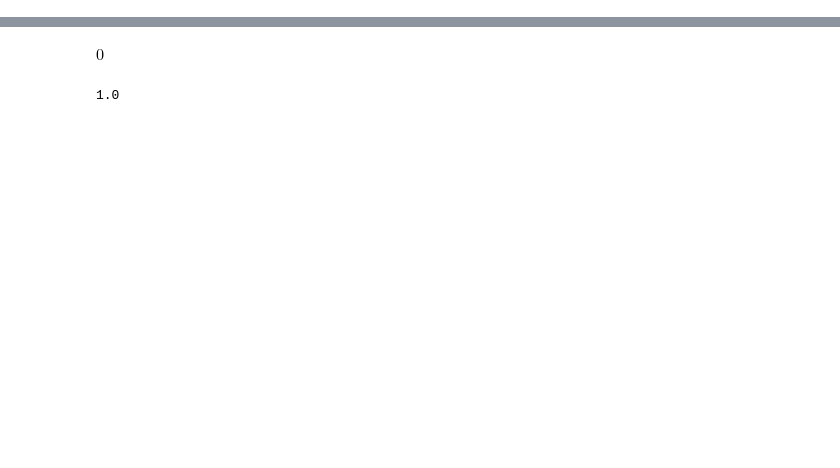
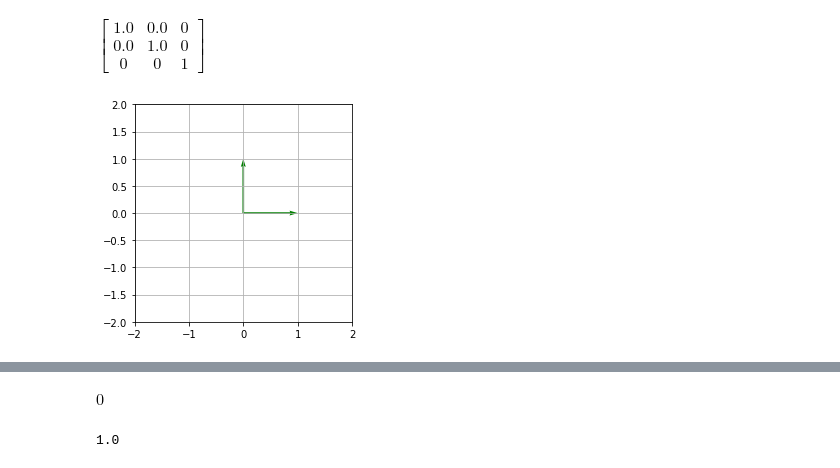
Before and after one commit to curt114/robotics, a Jupyter notebook: masterclass/geometry2d/004 Describing rotation in 2D.ipynb, the cells around one changed output, grey strips where cells are left out. Saved outputs shown, nothing was run; the diff lists cells and outputs as text; code cells hidden in the pictures; blank space fills up the shorter version.

Commit message:
Updating rotation program

```diff
--- a/masterclass/geometry2d/004 Describing rotation in 2D.ipynb
+++ b/masterclass/geometry2d/004 Describing rotation in 2D.ipynb
@@ -11 +17,58 @@
+# %%
+# Create the World Coordinate Frame.  Origin is (0,0) and the orientation is 0.
+
+# Initialize variables
+origin_x = 0
+origin_y = 0
+world_frame_rotation = 0
+
+# Create a World Coordinate Frame W
+W = CoordSys3D(name='W')
+
+# Rotation Matrix
+world_coordinate_frame = sp.Matrix([
+    [round(np.cos(np.deg2rad(world_frame_rotation)), 3), round(-np.sin(np.deg2rad(world_frame_rotation)), 3), origin_x],
+    [round(np.sin(np.deg2rad(world_frame_rotation)), 3), round(np.cos(np.deg2rad(world_frame_rotation)), 3), origin_y],
+    [0, 0, 1]
+])
+
+world_coordinate_frame
+# %% [output]
+$\displaystyle \left[\begin{matrix}1.0 & 0.0 & 0\\0.0 & 1.0 & 0\\0 & 0 & 1\end{matrix}\right]$
+# %%
+# Plot the unit vectors of the coordinate World Coordinate Frame
+
+# Initialize the figure and axes
+fig, ax = plt.subplots()
+
+# Adds grid lines to the graph.
+plt.grid()
+
+# Same scaling from data to plot units for x and y
+ax.set_aspect('equal')
+
+# X and Y axis limits
+plt.xlim(-2,2)
+plt.ylim(-2,2)
+
+world_coordinate_frame_x_translation = float(world_coordinate_frame[0,2])
+world_coordinate_frame_y_translation = float(world_coordinate_frame[1,2])
+world_coordinate_frame_x_axis_i_hat = float(world_coordinate_frame[0,0])
+world_coordinate_frame_x_axis_j_hat = float(world_coordinate_frame[1,0])
+world_coordinate_frame_y_axis_i_hat = float(world_coordinate_frame[0,1])
+world_coordinate_frame_y_axis_j_hat = float(world_coordinate_frame[1,1])
+
+# Plot World Coordinate Frame x-axis.
+world_frame_x_axis = ax.quiver(
+    world_coordinate_frame_x_translation, world_coordinate_frame_y_translation,
+    world_coordinate_frame_x_axis_i_hat, world_coordinate_frame_x_axis_j_hat,
+    units='xy', scale=1, color='green')
+
+# Plot World Coordinate Frame y-axis.
+world_frame_y_axis = ax.quiver(
+    world_coordinate_frame_x_translation, world_coordinate_frame_y_translation,
+    world_coordinate_frame_y_axis_i_hat, world_coordinate_frame_y_axis_j_hat,
+    units='xy', scale=1, color='green')
+# %% [output]
+[figure, added]
 # %%
```
Also changed, not shown: parts of 13 cells of this notebook.
